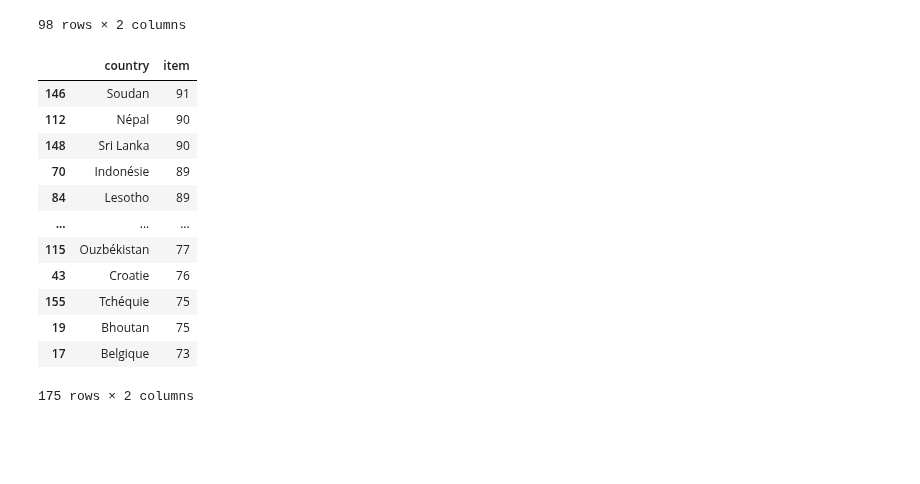
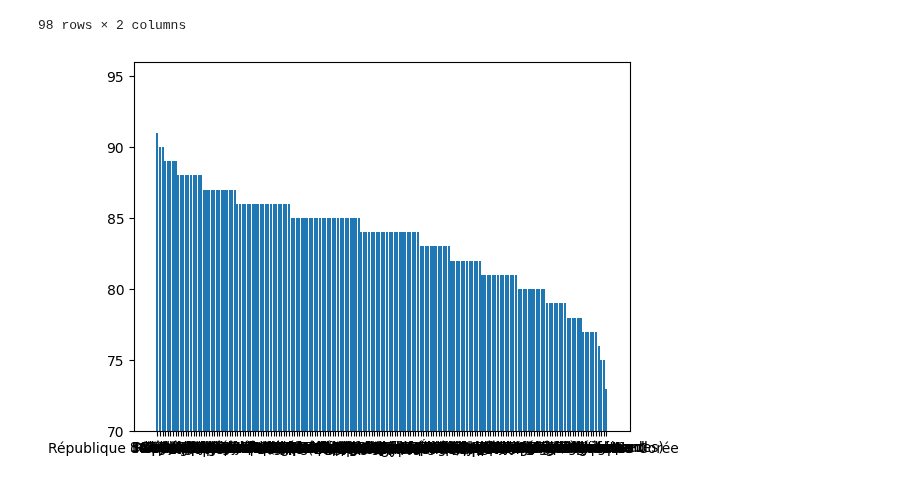
Before and after one commit to Melobgn/Brief-pandas-SEM, a Jupyter notebook: dataframes.ipynb, the cells around one changed output. Cells and saved outputs as stored; diff of their text form; code cells hidden in the pictures; blank space fills up the shorter version.

```diff
--- a/dataframes.ipynb
+++ b/dataframes.ipynb
@@ -462,19 +461,14 @@ diversite_df
 # %%
 diversite_df = df.groupby(['country'])['item'].nunique()
 diversite_df = diversite_df.reset_index()
 diversite_df = diversite_df.sort_values(by='item', ascending=False)
-diversite_df
+
+diversite_df.to_csv('fichier.csv')
+
+
+
+plt.bar(diversite_df['country'], diversite_df['item'])
+plt.ylim(70, max(diversite_df['item']) + 5)
+plt.show()
 # %% [output]
-|  | country | item |
-| 146 | Soudan | 91 |
-| 112 | Népal | 90 |
-| 148 | Sri Lanka | 90 |
-| 70 | Indonésie | 89 |
-| 84 | Lesotho | 89 |
-| ... | ... | ... |
-| 115 | Ouzbékistan | 77 |
-| 43 | Croatie | 76 |
-| 155 | Tchéquie | 75 |
-| 19 | Bhoutan | 75 |
-| 17 | Belgique | 73 |
-175 rows × 2 columns
+[figure, added]
```
Also changed, not shown: parts of 3 cells of this notebook.
